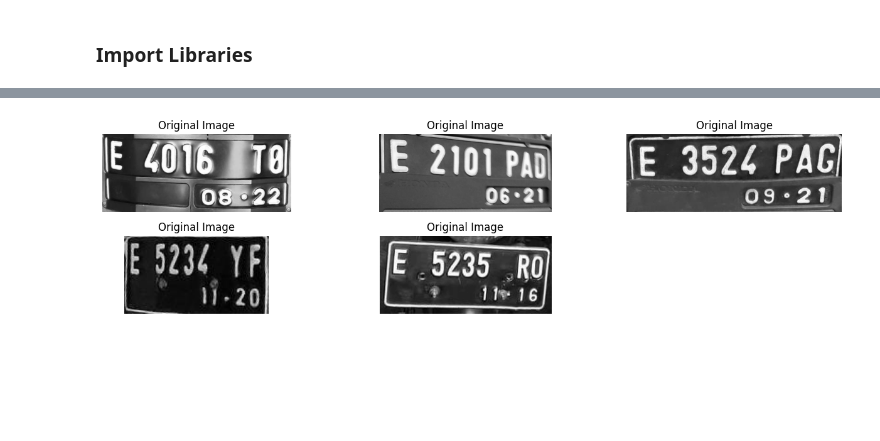
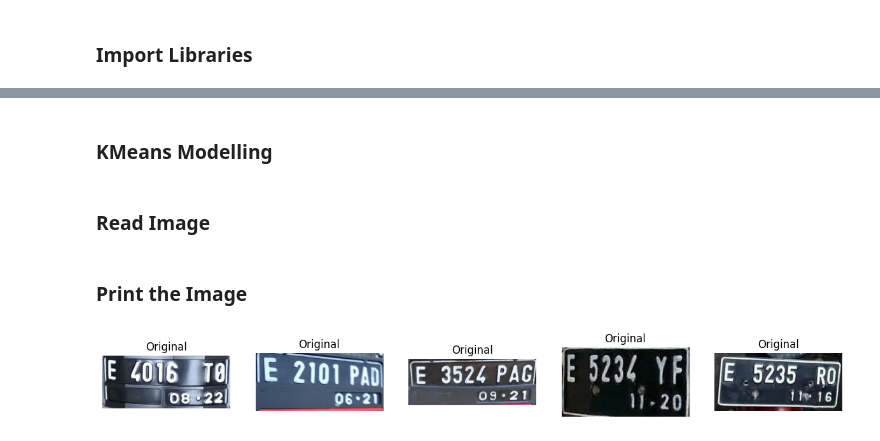
Before and after one commit to andidprastyo/ML-2023, a Jupyter notebook: UTS/UTS_ML.ipynb, the cells around one changed output, grey strips where cells are left out. Cells and saved outputs as stored; diff of their text form; code cells hidden in the pictures; blank space fills up the shorter version.

```diff
--- a/UTS/UTS_ML.ipynb
+++ b/UTS/UTS_ML.ipynb
@@ -27,16 +26,0 @@ from sklearn.cluster import KMeans
-# %%
-img_dir = './Dataset'
-img_paths = ['./Dataset/' + i for i in os.listdir(img_dir)]
-
-# Display the image in the dataset
-plt.figure(figsize=(13, 5))
-for i in range(len(img_paths)):
-	plt.subplot(3, 3, i + 1)
-	image = cv2.imread(img_paths[i], cv2.IMREAD_GRAYSCALE)
-	plt.imshow(image, cmap='gray')
-	plt.title('Original Image')
-	plt.axis('off')  # Turn off axis
-plt.tight_layout()
-plt.show()
-# %% [output]
-[figure, removed]
@@ -42,0 +36,2 @@ plt.show()
+# %% [markdown]
+### KMeans Modelling
@@ -42,0 +55,23 @@ plt.show()
+# %% [markdown]
+### Read Image
+# %%
+# Direktori dataset
+dataset_dir = './Dataset/'
+
+selected_images = [os.path.join(dataset_dir, file) for file in os.listdir(dataset_dir)]
+# %% [markdown]
+### Print the Image
+# %%
+# Muat dan tampilkan citra-citra yang dipilih sebelum segmentasi
+original_images = [cv2.imread(img) for img in selected_images]
+
+# Menampilkan citra asli dengan judul "Original" (dalam format RGB)
+fig, axes = plt.subplots(1, len(original_images), figsize=(15, 5))
+for ax, image in zip(axes, original_images):
+    rgb_image = cv2.cvtColor(image, cv2.COLOR_BGR2RGB)
+    ax.imshow(rgb_image)
+    ax.set_title('Original')
+    ax.axis('off')
+plt.show()
+# %% [output]
+[figure, added]
```
Also changed, not shown: parts of 10 cells of this notebook.
